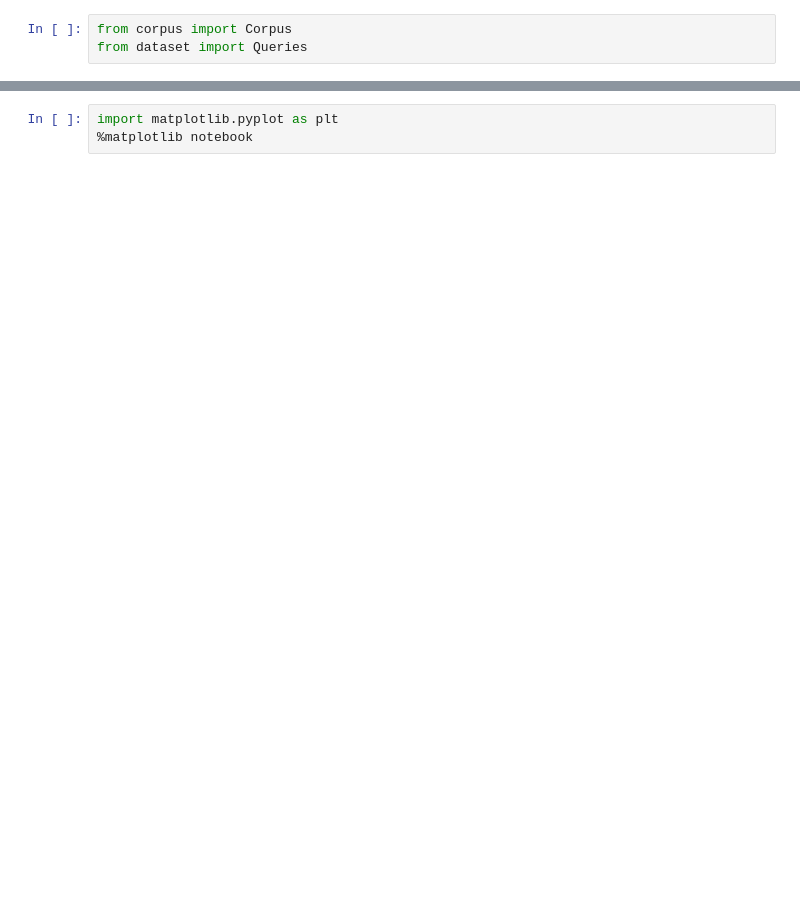
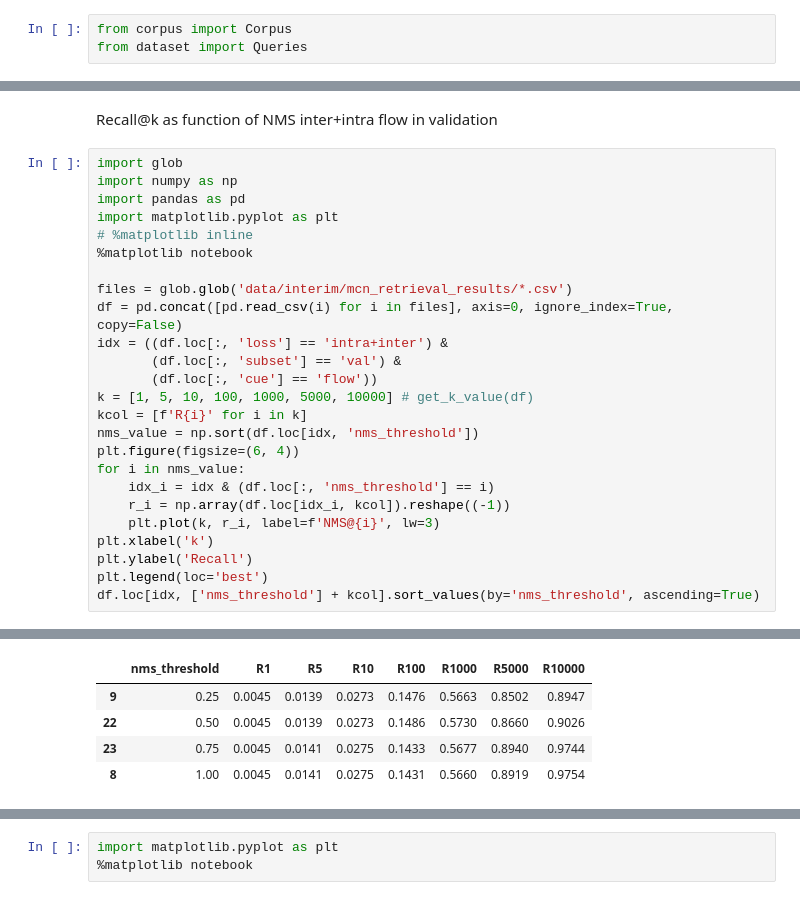
Before and after one commit to escorciav/moments-retrieval, a Jupyter notebook: 2.retrieval-over-corpus.ipynb, the cells around one changed output, grey strips where cells are left out. Drawn from its saved outputs; the diff is of its cells as text; blank space fills up the shorter version.

```diff
--- a/2.retrieval-over-corpus.ipynb
+++ b/2.retrieval-over-corpus.ipynb
@@ -330,0 +156,28 @@ mRank=2889.13;
+# %% [markdown]
+Recall@k as function of NMS inter+intra flow in validation
+# %%
+import glob
+import numpy as np
+import pandas as pd
+import matplotlib.pyplot as plt
+# %matplotlib inline
+%matplotlib notebook
+
+files = glob.glob('data/interim/mcn_retrieval_results/*.csv')
+df = pd.concat([pd.read_csv(i) for i in files], axis=0, ignore_index=True, copy=False)
+idx = ((df.loc[:, 'loss'] == 'intra+inter') &
+       (df.loc[:, 'subset'] == 'val') &
+       (df.loc[:, 'cue'] == 'flow'))
+k = [1, 5, 10, 100, 1000, 5000, 10000] # get_k_value(df)
+kcol = [f'R{i}' for i in k]
+nms_value = np.sort(df.loc[idx, 'nms_threshold'])
+plt.figure(figsize=(6, 4))
+for i in nms_value:
+    idx_i = idx & (df.loc[:, 'nms_threshold'] == i)
+    r_i = np.array(df.loc[idx_i, kcol]).reshape((-1))
+    plt.plot(k, r_i, label=f'NMS@{i}', lw=3)
+plt.xlabel('k')
+plt.ylabel('Recall')
+plt.legend(loc='best')
+df.loc[idx, ['nms_threshold'] + kcol].sort_values(by='nms_threshold', ascending=True)
+# %% [output]
@@ -330,0 +186,5 @@ mRank=2889.13;
+|  | nms_threshold | R1 | R5 | R10 | R100 | R1000 | R5000 | R10000 |
+| 9 | 0.25 | 0.0045 | 0.0139 | 0.0273 | 0.1476 | 0.5663 | 0.8502 | 0.8947 |
+| 22 | 0.50 | 0.0045 | 0.0139 | 0.0273 | 0.1486 | 0.5730 | 0.8660 | 0.9026 |
+| 23 | 0.75 | 0.0045 | 0.0141 | 0.0275 | 0.1433 | 0.5677 | 0.8940 | 0.9744 |
+| 8 | 1.00 | 0.0045 | 0.0141 | 0.0275 | 0.1431 | 0.5660 | 0.8919 | 0.9754 |
```
Also changed, not shown: parts of 38 cells of this notebook, 1 other file.
